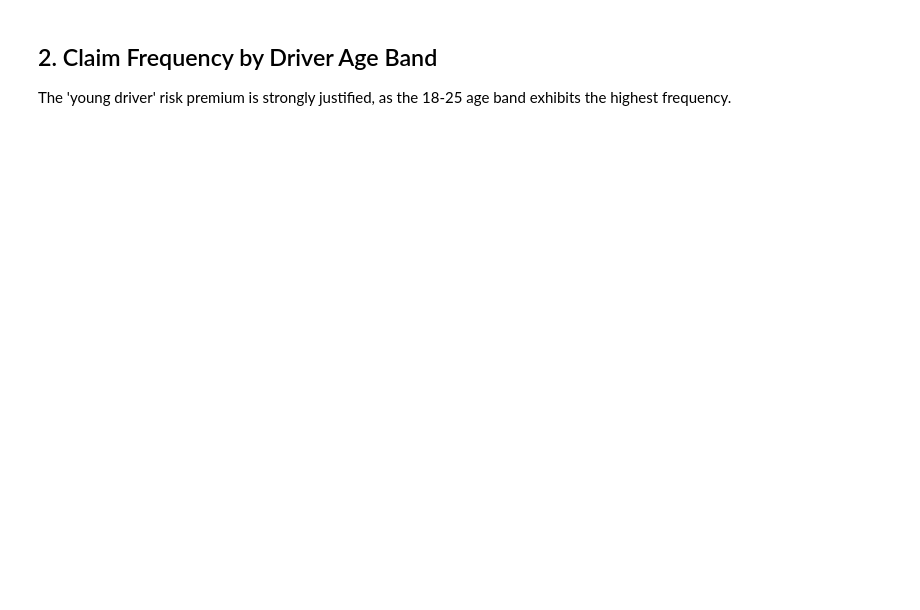
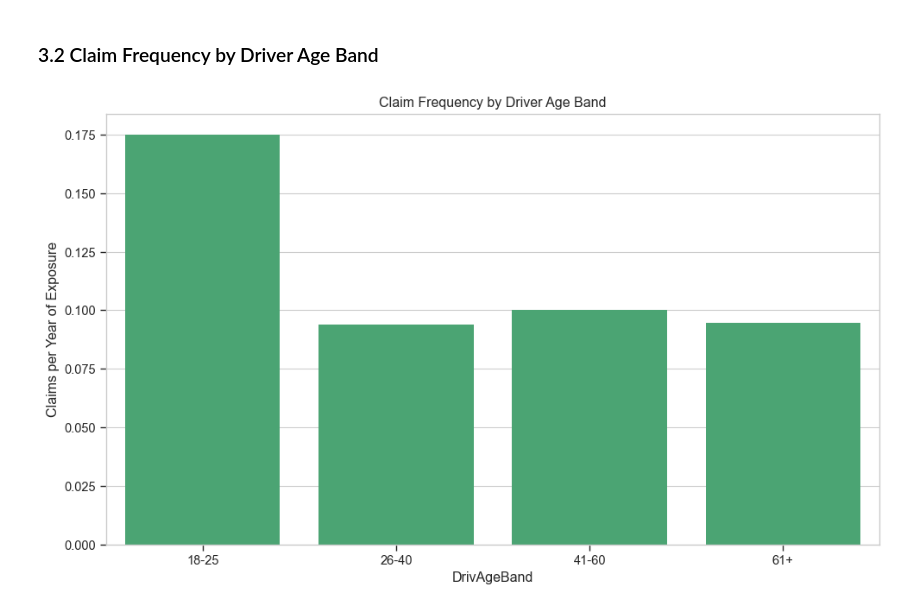
Before and after one commit to afrit-med-rayan/insurance-claims-risk-analytics, a Jupyter notebook: notebooks/01_eda.ipynb, the cells around one changed output. Drawn from its saved outputs; the diff is of its cells as text; code cells hidden in the pictures; blank space fills up the shorter version.

```diff
--- a/notebooks/01_eda.ipynb
+++ b/notebooks/01_eda.ipynb
@@ -22,14 +74,14 @@ Regions R82 and R24 show the highest claim frequencies, suggesting potential urb
+# %% [markdown]
+### 3.2 Claim Frequency by Driver Age Band
 # %%
 plt.figure(figsize=(10, 6))
-grouped = df.groupby("Region").agg(claims=("ClaimNb", "sum"), exposure=("Exposure", "sum"))
+grouped = merged_df.groupby("DrivAgeBand", observed=True).agg(claims=("ClaimNb", "sum"), exposure=("Exposure", "sum"))
 grouped["freq"] = grouped["claims"] / grouped["exposure"]
-grouped = grouped.sort_values("freq", ascending=False)
-sns.barplot(x=grouped.index, y=grouped["freq"], color="steelblue")
-plt.title("Claim Frequency by Region")
+
+sns.barplot(x=grouped.index, y=grouped["freq"], color="mediumseagreen")
+plt.title("Claim Frequency by Driver Age Band")
 plt.ylabel("Claims per Year of Exposure")
-plt.xticks(rotation=45)
 plt.tight_layout()
 plt.show()
+# %% [output]
+[figure, added]
-# %% [markdown]
-## 2. Claim Frequency by Driver Age Band
-The 'young driver' risk premium is strongly justified, as the 18-25 age band exhibits the highest frequency.
```
Also changed, not shown: parts of 21 cells of this notebook, 2 other files.
